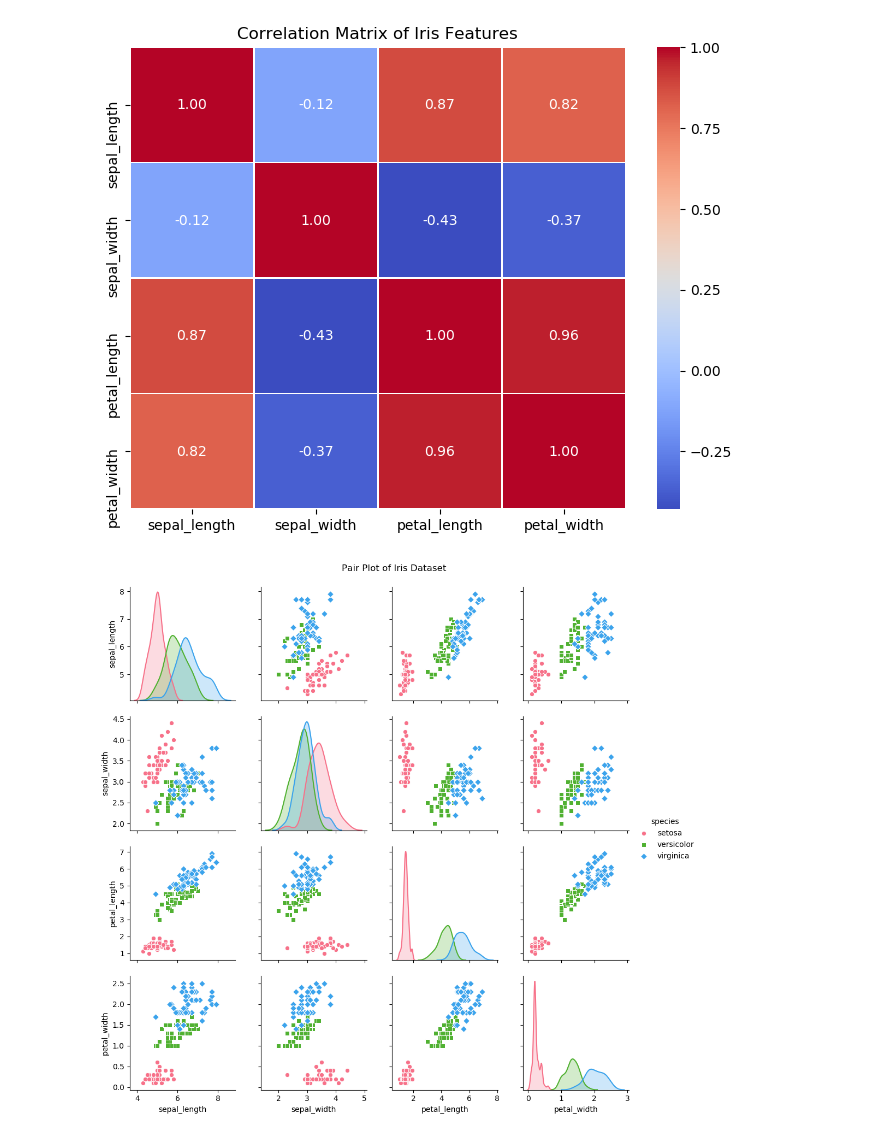
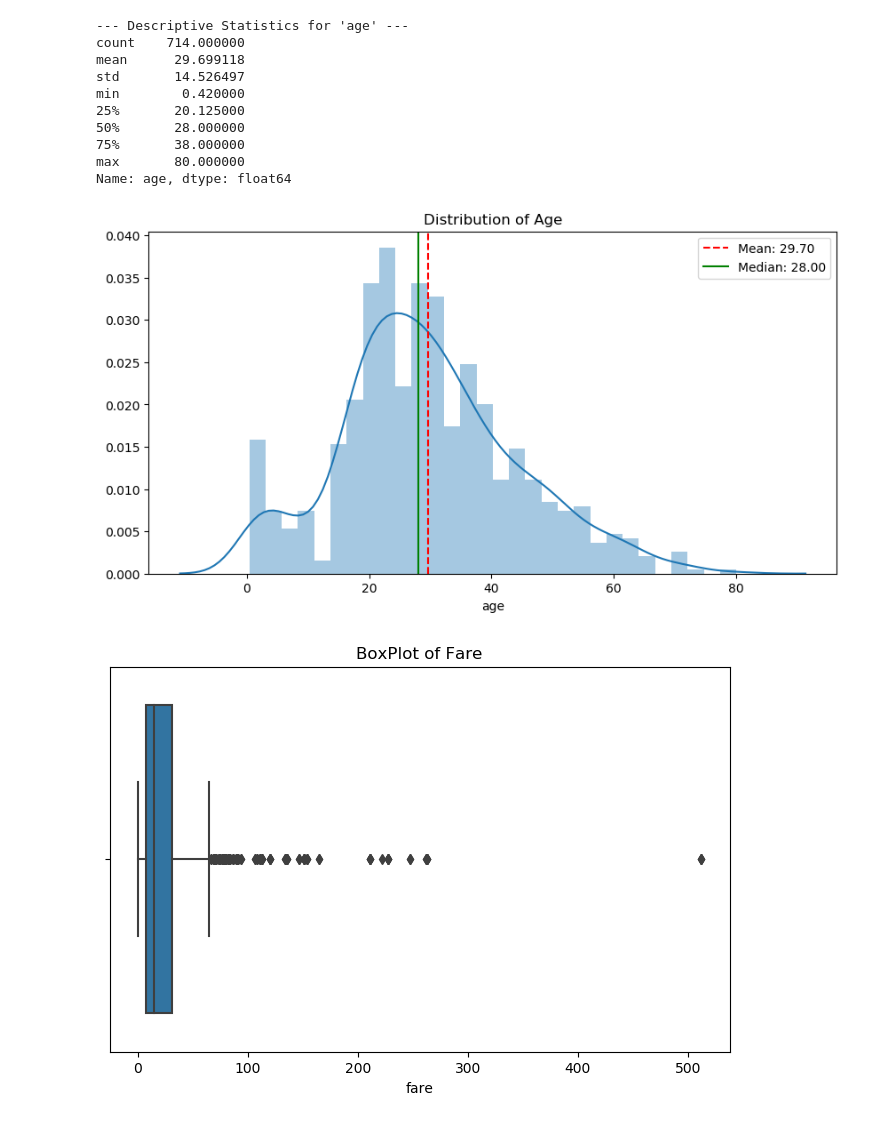
Before and after one commit to kangspa/ADP-study, a Jupyter notebook: PracticeTest/practice.ipynb, the cells around one changed output. Drawn from its saved outputs; the diff is of its cells as text; code cells hidden in the pictures.

```diff
--- a/PracticeTest/practice.ipynb
+++ b/PracticeTest/practice.ipynb
@@ -196,17 +4,39 @@ plt.show()
-# %%
-# iris 데이터의 수치형 변수 간 상관계수 계산
-corr = iris[['sepal_length', 'sepal_width', 'petal_length', 'petal_width']].corr()
-
-plt.figure(figsize=(8, 6))
-sns.heatmap(corr, annot=True, cmap='coolwarm', fmt='.2f', linewidths=.5)
-plt.title('Correlation Matrix of Iris Features')
-plt.show()
-# %% [output]
-[figure, removed]
-# %%
-# hue='species'를 통해 품종별로 색상을 다르게 표시, palette는 색상 팔레트
-sns.pairplot(iris, hue='species', palette='husl', markers=['o', 's', 'D'])
-plt.suptitle('Pair Plot of Iris Dataset', y=1.02)
-plt.show()
-# %% [output]
-[figure, removed]
+# %%
+import pandas as pd
+import seaborn as sns
+import matplotlib.pyplot as plt
+
+# Seaborn 내장 'titanic' 데이터셋 사용
+df = sns.load_dataset('titanic')
+# %%
+# 1-1. 기술 통계량 확인
+print("--- Descriptive Statistics for 'age' ---")
+print(df['age'].describe())
+
+# 1-2. 분포 시각화 (히스토그램 + KDE)
+plt.figure(figsize=(10, 5))
+sns.distplot(df['age'].dropna(), kde=True, bins=30)
+plt.title('Distribution of Age')
+plt.axvline(df['age'].mean(), color='red', linestyle='--', label=f"Mean: {df['age'].mean():.2f}")
+plt.axvline(df['age'].median(), color='green', linestyle='-', label=f"Median: {df['age'].median():.2f}")
+plt.legend()
+plt.show()
+
+# 1-3. 박스 플롯 (이상치 확인)
+plt.figure(figsize=(8, 5))
+sns.boxplot(df['fare'])
+plt.title("BoxPlot of Fare")
+plt.show()
+# %% [output]
+--- Descriptive Statistics for 'age' ---
+count    714.000000
+mean      29.699118
+std       14.526497
+min        0.420000
+25%       20.125000
+50%       28.000000
+75%       38.000000
+max       80.000000
+Name: age, dtype: float64
+[figure, added]
+[figure, added]
```
Also changed, not shown: parts of 26 cells of this notebook.
